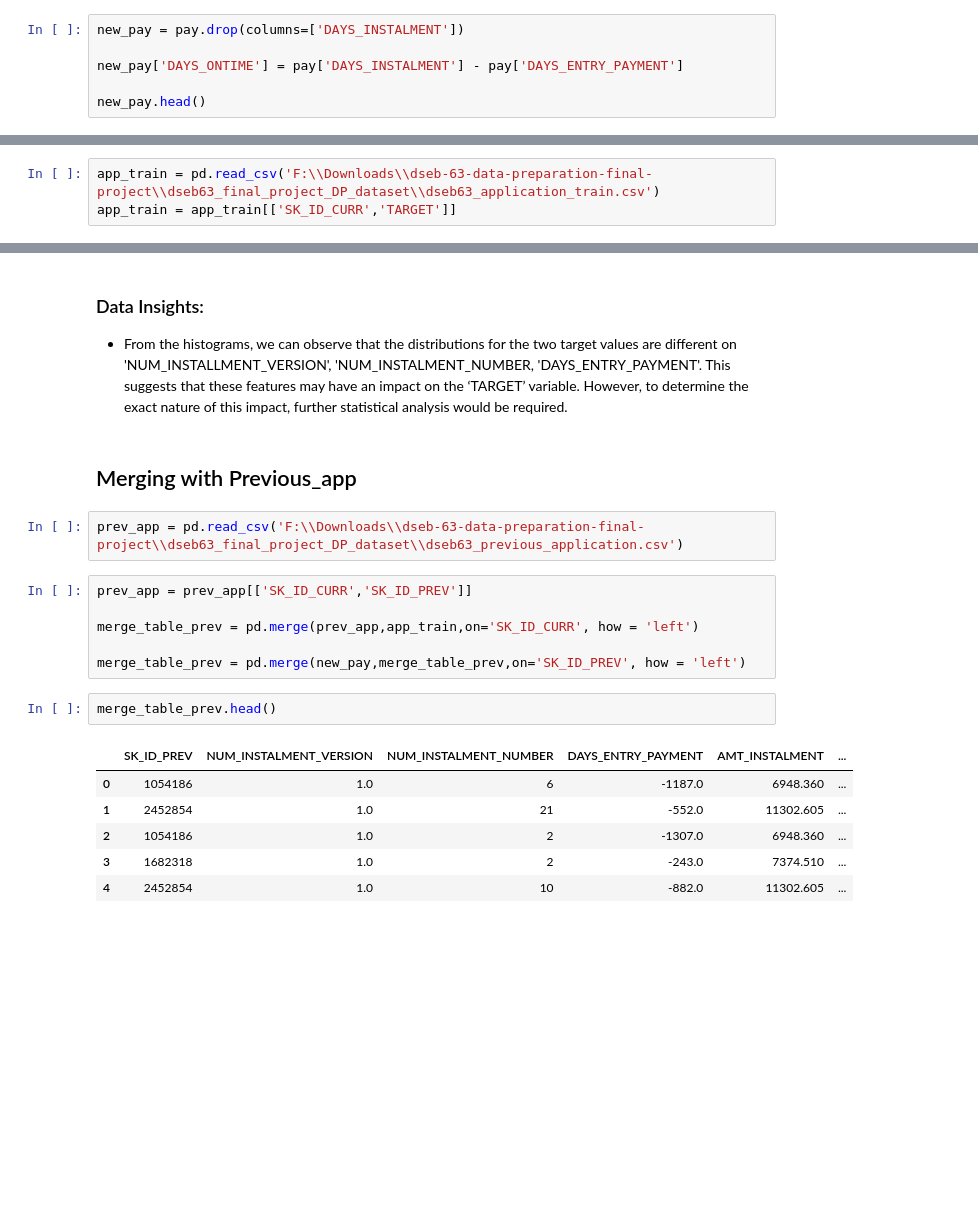
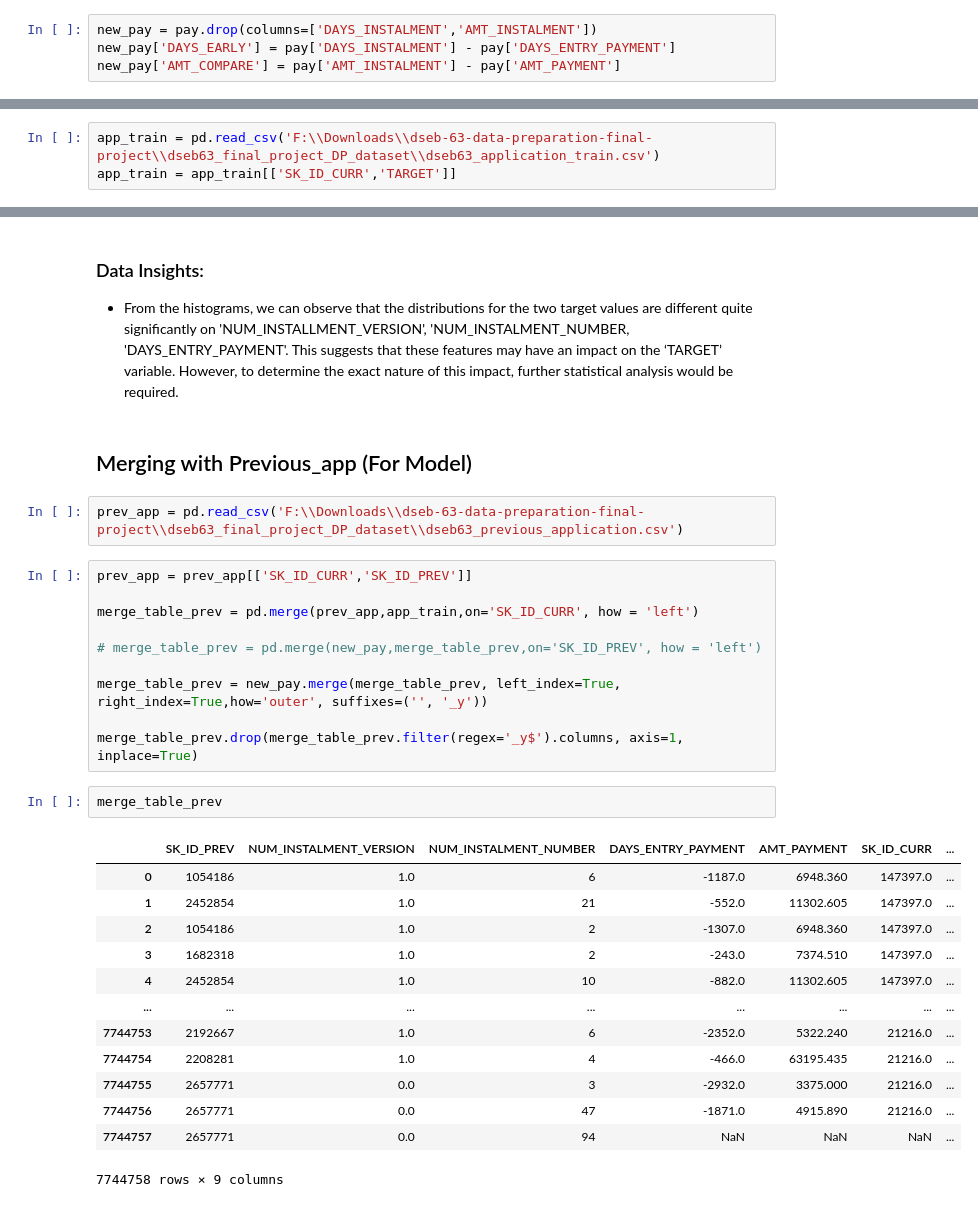
Before and after one commit to dunp7/Home-Default-Credit-Risk, a Jupyter notebook: Cleaning + EDA/Installments_Payments.ipynb, the cells around one changed output, grey strips where cells are left out. Saved outputs shown, nothing was run; the diff lists cells and outputs as text; blank space fills up the shorter version.

```diff
--- a/Cleaning + EDA/Installments_Payments.ipynb
+++ b/Cleaning + EDA/Installments_Payments.ipynb
@@ -162,6 +162,4 @@ plt.show()
 # %%
-new_pay = pay.drop(columns=['DAYS_INSTALMENT'])
-
-new_pay['DAYS_ONTIME'] = pay['DAYS_INSTALMENT'] - pay['DAYS_ENTRY_PAYMENT']
-
-new_pay.head()
+new_pay = pay.drop(columns=['DAYS_INSTALMENT','AMT_INSTALMENT'])
+new_pay['DAYS_EARLY'] = pay['DAYS_INSTALMENT'] - pay['DAYS_ENTRY_PAYMENT']
+new_pay['AMT_COMPARE'] = pay['AMT_INSTALMENT'] - pay['AMT_PAYMENT']
@@ -234,8 +240,8 @@ for col in num_data.iloc[:,1:8]:
 # %% [markdown]
 ### Data Insights:
-* From the histograms, we can observe that the distributions for the two target values are different on 'NUM_INSTALLMENT_VERSION', 'NUM_INSTALMENT_NUMBER, 'DAYS_ENTRY_PAYMENT'. This suggests that these features may have an impact on the ‘TARGET’ variable. However, to determine the exact nature of this impact, further statistical analysis would be required.
+* From the histograms, we can observe that the distributions for the two target values are different quite significantly on 'NUM_INSTALLMENT_VERSION', 'NUM_INSTALMENT_NUMBER, 'DAYS_ENTRY_PAYMENT'. This suggests that these features may have an impact on the ‘TARGET’ variable. However, to determine the exact nature of this impact, further statistical analysis would be required.
 # %% [markdown]
-## Merging with Previous_app
+## Merging with Previous_app (For Model)
 # %%
 prev_app = pd.read_csv('F:\\Downloads\\dseb-63-data-preparation-final-project\\dseb63_final_project_DP_dataset\\dseb63_previous_application.csv')
 # %%
@@ -243,13 +249,24 @@ prev_app = prev_app[['SK_ID_CURR','SK_ID_PREV']]
 
 merge_table_prev = pd.merge(prev_app,app_train,on='SK_ID_CURR', how = 'left')
 
-merge_table_prev = pd.merge(new_pay,merge_table_prev,on='SK_ID_PREV', how = 'left')
+# merge_table_prev = pd.merge(new_pay,merge_table_prev,on='SK_ID_PREV', how = 'left')
+
+merge_table_prev = new_pay.merge(merge_table_prev, left_index=True, right_index=True,how='outer', suffixes=('', '_y'))
+
+merge_table_prev.drop(merge_table_prev.filter(regex='_y$').columns, axis=1, inplace=True)
 # %%
-merge_table_prev.head()
+merge_table_prev
 # %% [output]
-|  | SK_ID_PREV | NUM_INSTALMENT_VERSION | NUM_INSTALMENT_NUMBER | DAYS_ENTRY_PAYMENT | AMT_INSTALMENT | ... |
-| 0 | 1054186 | 1.0 | 6 | -1187.0 | 6948.360 | ... |
-| 1 | 2452854 | 1.0 | 21 | -552.0 | 11302.605 | ... |
-| 2 | 1054186 | 1.0 | 2 | -1307.0 | 6948.360 | ... |
-| 3 | 1682318 | 1.0 | 2 | -243.0 | 7374.510 | ... |
-| 4 | 2452854 | 1.0 | 10 | -882.0 | 11302.605 | ... |
+|  | SK_ID_PREV | NUM_INSTALMENT_VERSION | NUM_INSTALMENT_NUMBER | DAYS_ENTRY_PAYMENT | AMT_PAYMENT | SK_ID_CURR | ... |
+| 0 | 1054186 | 1.0 | 6 | -1187.0 | 6948.360 | 147397.0 | ... |
+| 1 | 2452854 | 1.0 | 21 | -552.0 | 11302.605 | 147397.0 | ... |
+| 2 | 1054186 | 1.0 | 2 | -1307.0 | 6948.360 | 147397.0 | ... |
+| 3 | 1682318 | 1.0 | 2 | -243.0 | 7374.510 | 147397.0 | ... |
+| 4 | 2452854 | 1.0 | 10 | -882.0 | 11302.605 | 147397.0 | ... |
+| ... | ... | ... | ... | ... | ... | ... | ... |
+| 7744753 | 2192667 | 1.0 | 6 | -2352.0 | 5322.240 | 21216.0 | ... |
+| 7744754 | 2208281 | 1.0 | 4 | -466.0 | 63195.435 | 21216.0 | ... |
+| 7744755 | 2657771 | 0.0 | 3 | -2932.0 | 3375.000 | 21216.0 | ... |
+| 7744756 | 2657771 | 0.0 | 47 | -1871.0 | 4915.890 | 21216.0 | ... |
+| 7744757 | 2657771 | 0.0 | 94 | NaN | NaN | NaN | ... |
+7744758 rows × 9 columns
```
Also changed, not shown: parts of 9 cells of this notebook.
